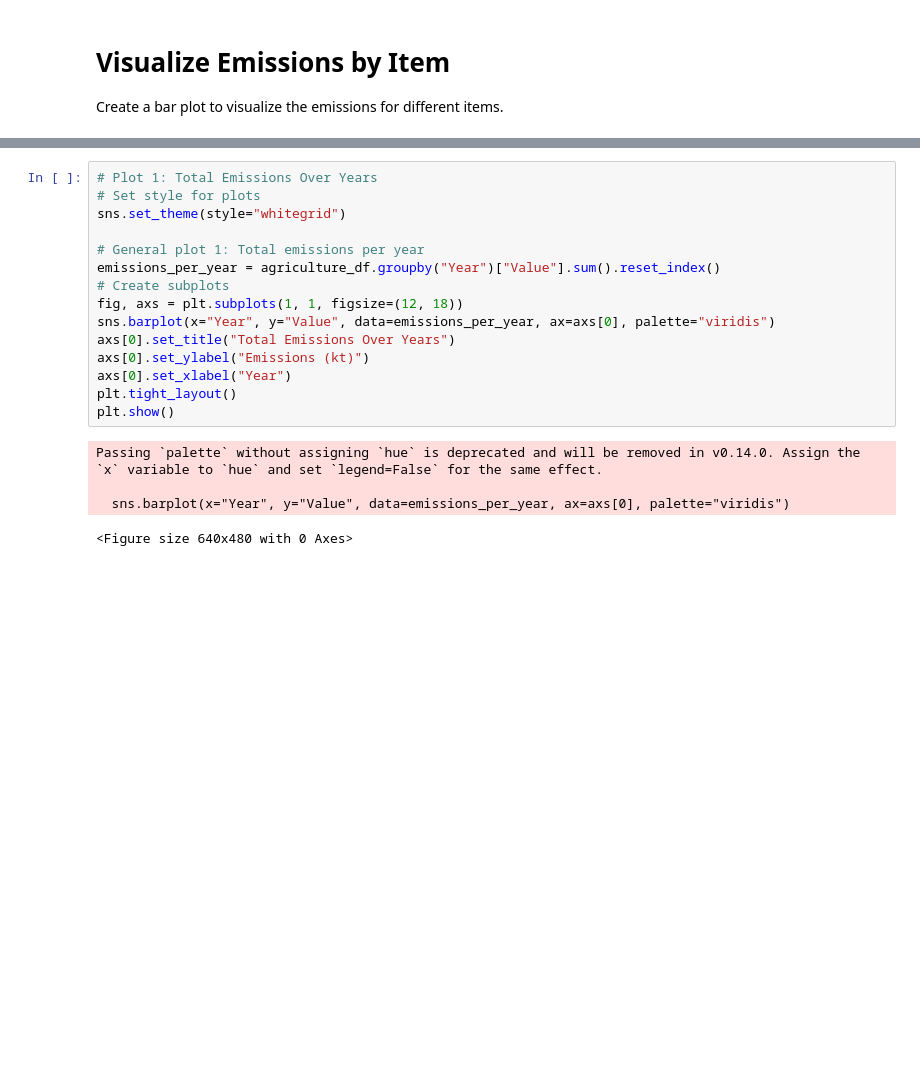
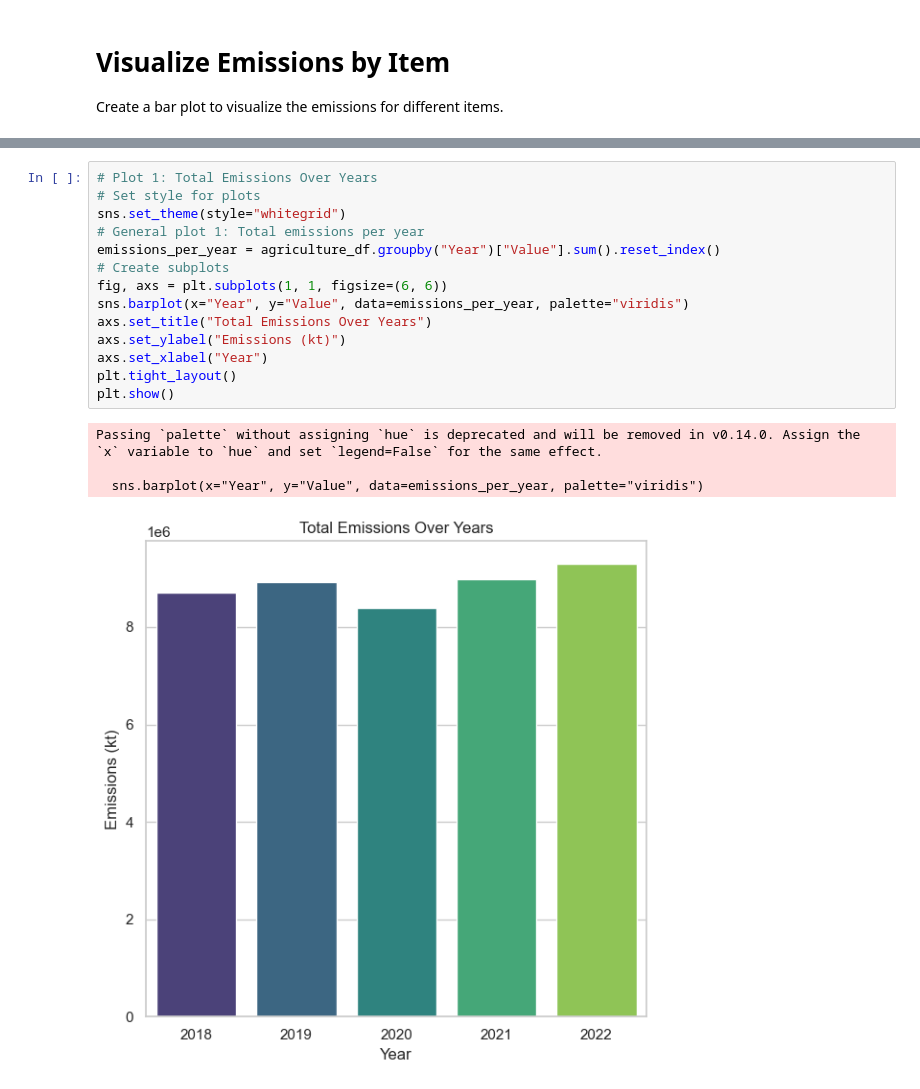
Before and after one commit to novice0/Dsci-Sem-Project, a Jupyter notebook: visualation_agriculture.ipynb, the cells around one changed output, grey strips where cells are left out. Saved outputs shown, nothing was run; the diff lists cells and outputs as text; blank space fills up the shorter version.

```diff
--- a/visualation_agriculture.ipynb
+++ b/visualation_agriculture.ipynb
@@ -114,20 +111,19 @@ Passing `palette` without assigning `hue` is deprecated and will be removed in v
 # %%
 # Plot 1: Total Emissions Over Years
 # Set style for plots
 sns.set_theme(style="whitegrid")
-
 # General plot 1: Total emissions per year
 emissions_per_year = agriculture_df.groupby("Year")["Value"].sum().reset_index()
 # Create subplots
-fig, axs = plt.subplots(1, 1, figsize=(12, 18))
-sns.barplot(x="Year", y="Value", data=emissions_per_year, ax=axs[0], palette="viridis")
-axs[0].set_title("Total Emissions Over Years")
-axs[0].set_ylabel("Emissions (kt)")
-axs[0].set_xlabel("Year")
+fig, axs = plt.subplots(1, 1, figsize=(6, 6))
+sns.barplot(x="Year", y="Value", data=emissions_per_year, palette="viridis")
+axs.set_title("Total Emissions Over Years")
+axs.set_ylabel("Emissions (kt)")
+axs.set_xlabel("Year")
 plt.tight_layout()
 plt.show()
 # %% [output]
 Passing `palette` without assigning `hue` is deprecated and will be removed in v0.14.0. Assign the `x` variable to `hue` and set `legend=False` for the same effect.
 
-  sns.barplot(x="Year", y="Value", data=emissions_per_year, ax=axs[0], palette="viridis")
+  sns.barplot(x="Year", y="Value", data=emissions_per_year, palette="viridis")
-<Figure size 640x480 with 0 Axes>
+[figure, added]
```
Also changed, not shown: parts of 6 cells of this notebook, 2 other files.
